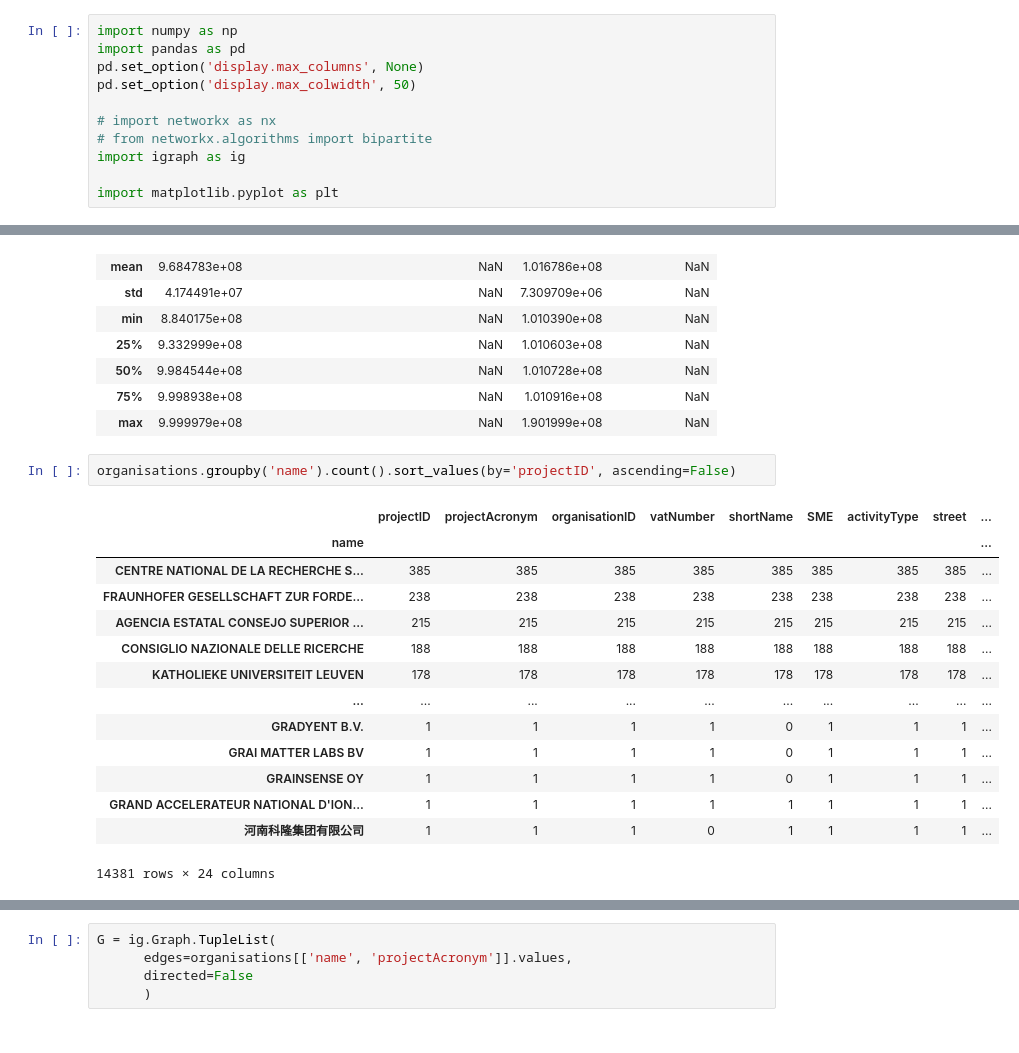
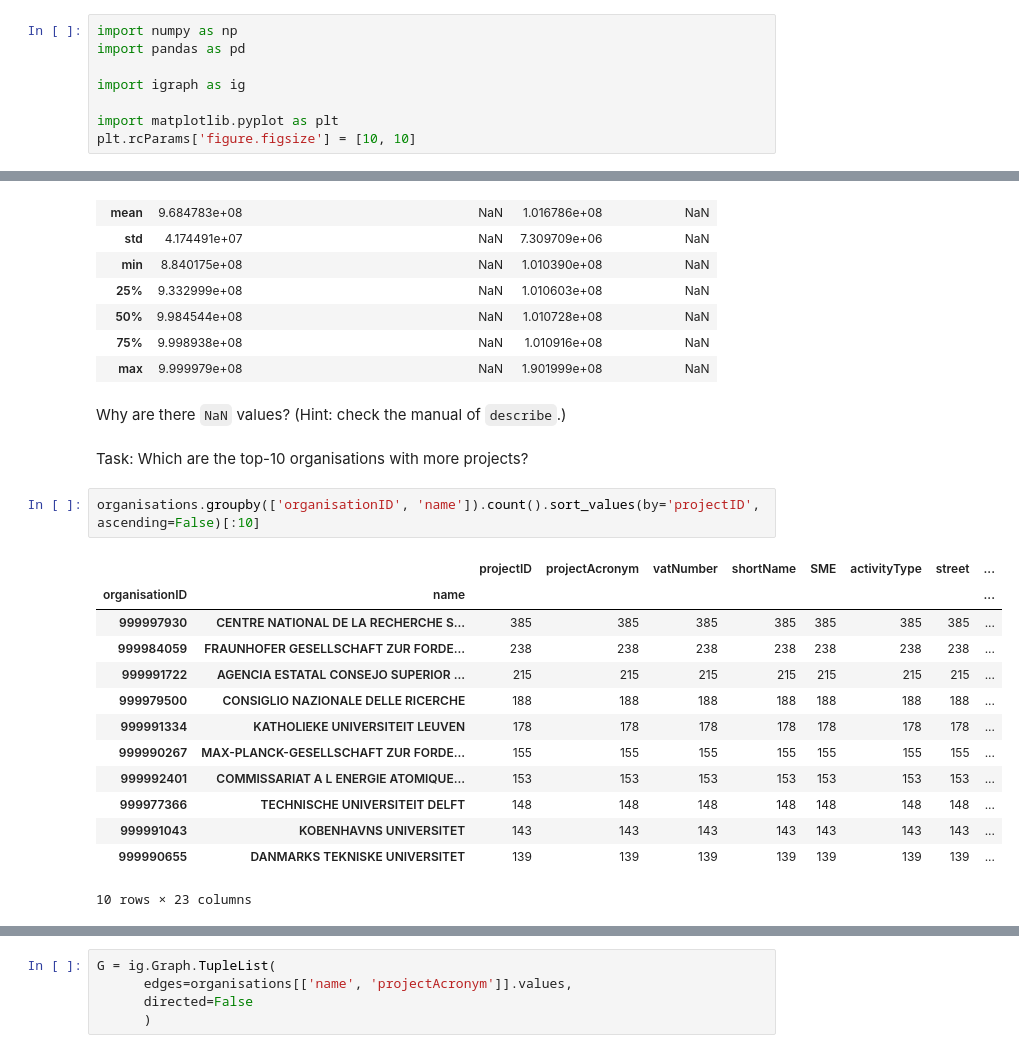
Before and after one commit to andremann/SciSci-course, a Jupyter notebook: notebooks/03.1-lab_project_network.ipynb, the cells around one changed output, grey strips where cells are left out. Saved outputs shown, nothing was run; the diff lists cells and outputs as text.

```diff
--- a/notebooks/03.1-lab_project_network.ipynb
+++ b/notebooks/03.1-lab_project_network.ipynb
@@ -1,13 +1,10 @@
 # %%
 import numpy as np
 import pandas as pd
-pd.set_option('display.max_columns', None)
-pd.set_option('display.max_colwidth', 50)
 
-# import networkx as nx
-# from networkx.algorithms import bipartite
 import igraph as ig
 
 import matplotlib.pyplot as plt
+plt.rcParams['figure.figsize'] = [10, 10]
 # %% [markdown]
 # Data preparation
@@ -81,20 +81,23 @@ organisations[['organisationID', 'name', 'projectID', 'projectAcronym']].describ
 | 50% | 9.984544e+08 | NaN | 1.010728e+08 | NaN |
 | 75% | 9.998938e+08 | NaN | 1.010916e+08 | NaN |
 | max | 9.999979e+08 | NaN | 1.901999e+08 | NaN |
+# %% [markdown]
+Why are there `NaN` values? (Hint: check the manual of `describe`.)
+# %% [markdown]
+Task: Which are the top-10 organisations with more projects?
 # %%
-organisations.groupby('name').count().sort_values(by='projectID', ascending=False)
+organisations.groupby(['organisationID', 'name']).count().sort_values(by='projectID', ascending=False)[:10]
 # %% [output]
-|  | projectID | projectAcronym | organisationID | vatNumber | shortName | SME | activityType | street | ... |
-| name |  |  |  |  |  |  |  |  | ... |
-| CENTRE NATIONAL DE LA RECHERCHE S... | 385 | 385 | 385 | 385 | 385 | 385 | 385 | 385 | ... |
-| FRAUNHOFER GESELLSCHAFT ZUR FORDE... | 238 | 238 | 238 | 238 | 238 | 238 | 238 | 238 | ... |
-| AGENCIA ESTATAL CONSEJO SUPERIOR ... | 215 | 215 | 215 | 215 | 215 | 215 | 215 | 215 | ... |
-| CONSIGLIO NAZIONALE DELLE RICERCHE | 188 | 188 | 188 | 188 | 188 | 188 | 188 | 188 | ... |
-| KATHOLIEKE UNIVERSITEIT LEUVEN | 178 | 178 | 178 | 178 | 178 | 178 | 178 | 178 | ... |
-| ... | ... | ... | ... | ... | ... | ... | ... | ... | ... |
-| GRADYENT B.V. | 1 | 1 | 1 | 1 | 0 | 1 | 1 | 1 | ... |
-| GRAI MATTER LABS BV | 1 | 1 | 1 | 1 | 0 | 1 | 1 | 1 | ... |
-| GRAINSENSE OY | 1 | 1 | 1 | 1 | 0 | 1 | 1 | 1 | ... |
-| GRAND ACCELERATEUR NATIONAL D'ION... | 1 | 1 | 1 | 1 | 1 | 1 | 1 | 1 | ... |
-| 河南科隆集团有限公司 | 1 | 1 | 1 | 0 | 1 | 1 | 1 | 1 | ... |
+|  |  | projectID | projectAcronym | vatNumber | shortName | SME | activityType | street | ... |
+| organisationID | name |  |  |  |  |  |  |  | ... |
+| 999997930 | CENTRE NATIONAL DE LA RECHERCHE S... | 385 | 385 | 385 | 385 | 385 | 385 | 385 | ... |
+| 999984059 | FRAUNHOFER GESELLSCHAFT ZUR FORDE... | 238 | 238 | 238 | 238 | 238 | 238 | 238 | ... |
+| 999991722 | AGENCIA ESTATAL CONSEJO SUPERIOR ... | 215 | 215 | 215 | 215 | 215 | 215 | 215 | ... |
+| 999979500 | CONSIGLIO NAZIONALE DELLE RICERCHE | 188 | 188 | 188 | 188 | 188 | 188 | 188 | ... |
+| 999991334 | KATHOLIEKE UNIVERSITEIT LEUVEN | 178 | 178 | 178 | 178 | 178 | 178 | 178 | ... |
+| 999990267 | MAX-PLANCK-GESELLSCHAFT ZUR FORDE... | 155 | 155 | 155 | 155 | 155 | 155 | 155 | ... |
+| 999992401 | COMMISSARIAT A L ENERGIE ATOMIQUE... | 153 | 153 | 153 | 153 | 153 | 153 | 153 | ... |
+| 999977366 | TECHNISCHE UNIVERSITEIT DELFT | 148 | 148 | 148 | 148 | 148 | 148 | 148 | ... |
+| 999991043 | KOBENHAVNS UNIVERSITET | 143 | 143 | 143 | 143 | 143 | 143 | 143 | ... |
+| 999990655 | DANMARKS TEKNISKE UNIVERSITET | 139 | 139 | 139 | 139 | 139 | 139 | 139 | ... |
-14381 rows × 24 columns
+10 rows × 23 columns
```
Also changed, not shown: parts of 48 cells of this notebook.
